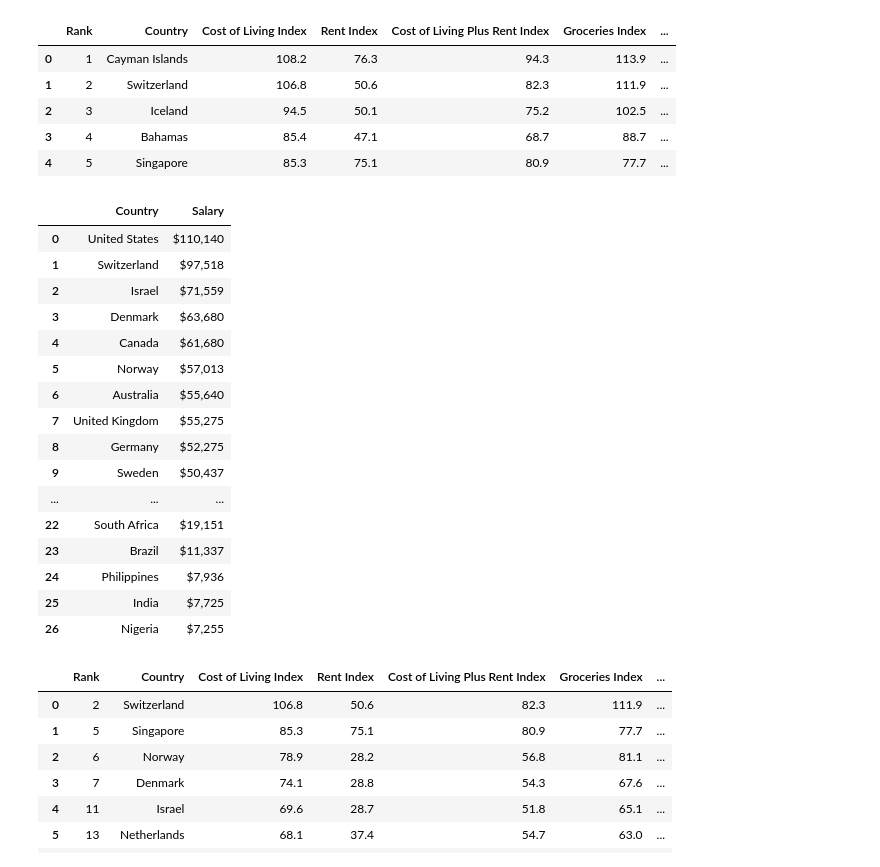
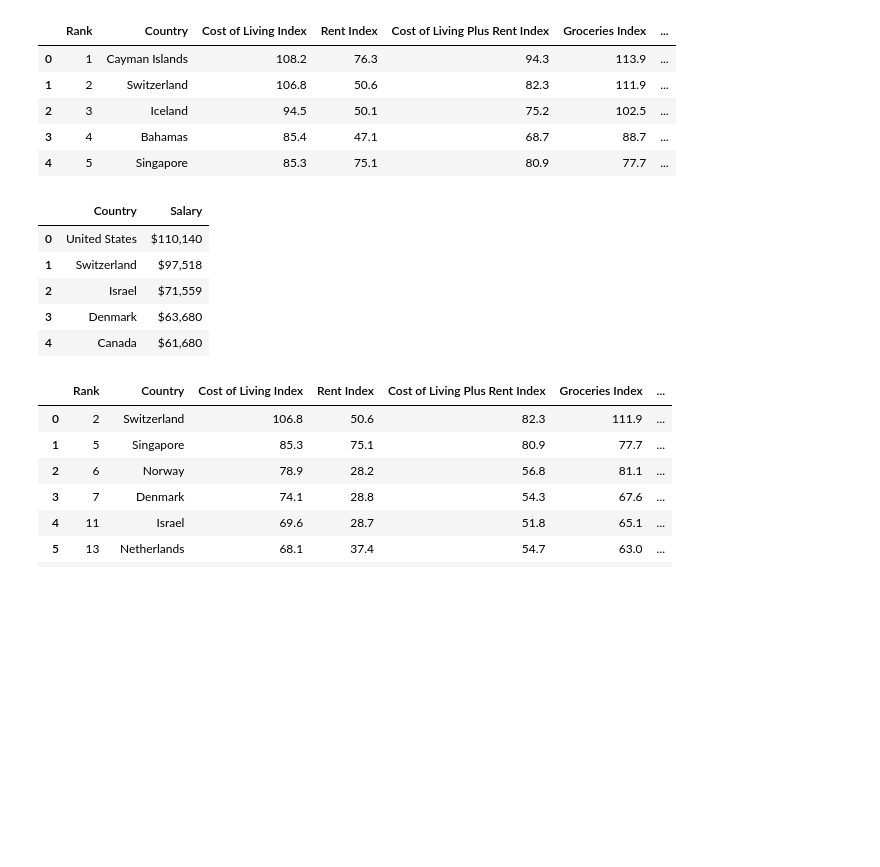
Before and after one commit to Brandon-Price/QOLT-Analysis, a Jupyter notebook: notebook.ipynb, the cells around one changed output. Drawn from its saved outputs; the diff is of its cells as text; code cells hidden in the pictures; blank space fills up the shorter version.

```diff
--- a/notebook.ipynb
+++ b/notebook.ipynb
@@ -31,28 +36,17 @@ df.head()
 # %%
 df.drop('Rank', axis=1)
 column_names = ['Country', 'Salary']
 
 
 df2 = pd.DataFrame.from_records(web_scrape.results, columns=column_names)
-df2
+df2.head()
 # %% [output]
 |  | Country | Salary |
 | 0 | United States | $110,140 |
 | 1 | Switzerland | $97,518 |
 | 2 | Israel | $71,559 |
 | 3 | Denmark | $63,680 |
 | 4 | Canada | $61,680 |
-| 5 | Norway | $57,013 |
-| 6 | Australia | $55,640 |
-| 7 | United Kingdom | $55,275 |
-| 8 | Germany | $52,275 |
-| 9 | Sweden | $50,437 |
-| ... | ... | ... |
-| 22 | South Africa | $19,151 |
-| 23 | Brazil | $11,337 |
-| 24 | Philippines | $7,936 |
-| 25 | India | $7,725 |
-| 26 | Nigeria | $7,255 |
 # %%
 df_joined = df.merge(df2, on='Country', how='inner')
 df_joined
```
Also changed, not shown: parts of 3 cells of this notebook.
